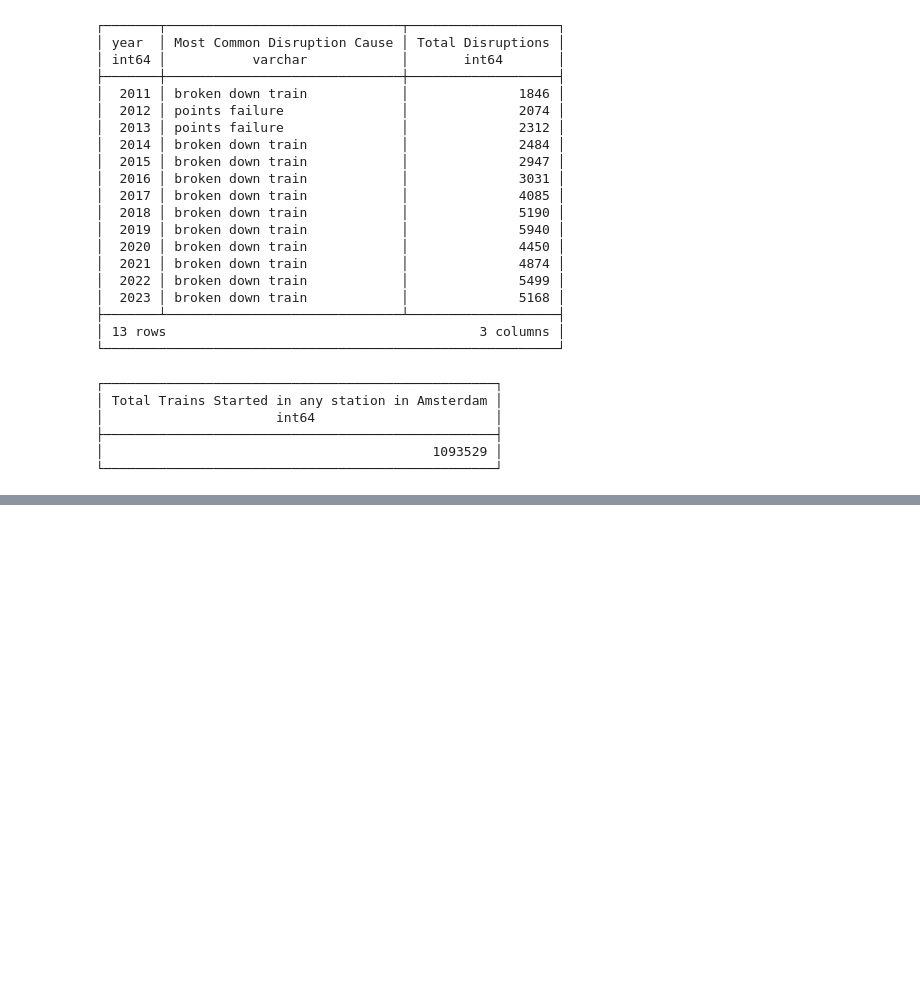
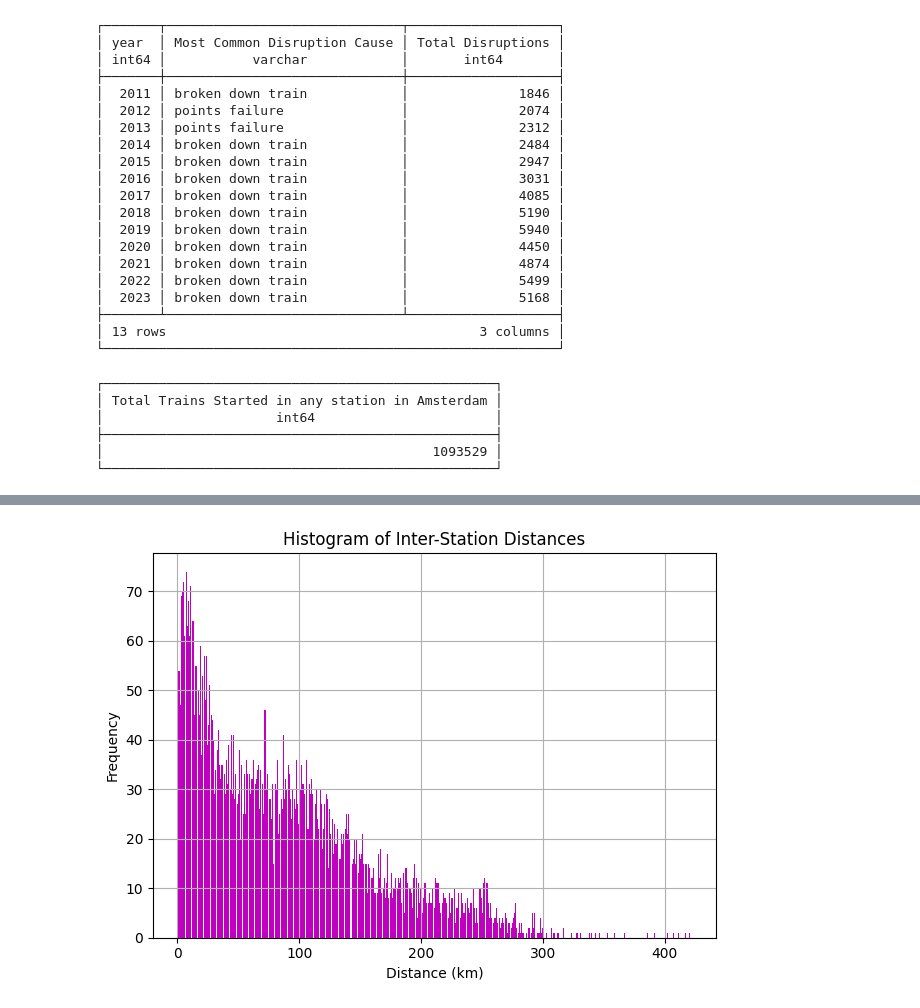
Before and after one commit to wozniakos10/MLOps, a Jupyter notebook: lab02/homework/homework.ipynb, the cells around one changed output, grey strips where cells are left out. Saved outputs shown, nothing was run; the diff lists cells and outputs as text; code cells hidden in the pictures; blank space fills up the shorter version.

```diff
--- a/lab02/homework/homework.ipynb
+++ b/lab02/homework/homework.ipynb
@@ -460,0 +654,6 @@ WHERE "Stop:Station name" ILIKE '%amsterdam%' AND "Stop:Arrival time" IS NULL
+# %%
+# Plot a histogram of inter-station distances run by trains.
+distance_df = db_duck.sql("""
+FROM station_connections
+SELECT distance
+""").df()
@@ -460,0 +676,6 @@ WHERE "Stop:Station name" ILIKE '%amsterdam%' AND "Stop:Arrival time" IS NULL
+# %%
+distance_df.plot.hist(bins=500, title="Histogram of Inter-Station Distances", xlabel="Distance (km)", ylabel="Frequency", color='m', grid=True, legend=False)
+plt.tight_layout()
+plt.show()
+# %% [output]
+[figure, added]
```
Also changed, not shown: parts of 16 cells of this notebook.
